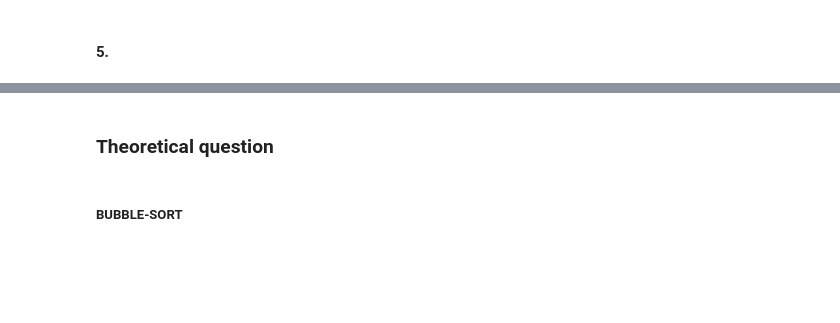
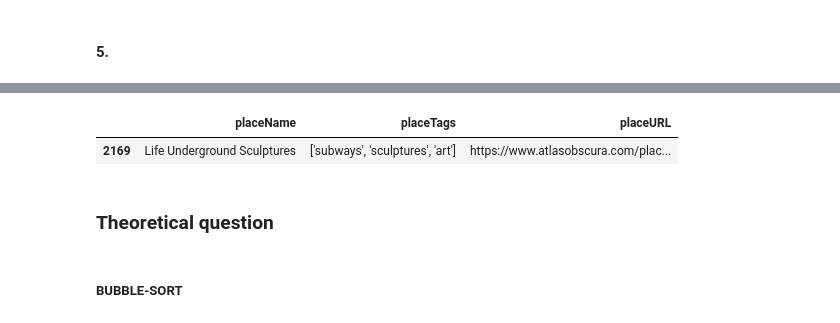
Before and after one commit to MattiaCastaldo/Homework-3, a Jupyter notebook: Mattia.ipynb, the cells around one changed output, grey strips where cells are left out. Saved outputs shown, nothing was run; the diff lists cells and outputs as text; code cells hidden in the pictures; blank space fills up the shorter version.

```diff
--- a/Mattia.ipynb
+++ b/Mattia.ipynb
@@ -766,0 +888,7 @@ fig.show()
+# %%
+with open('address.txt') as d:
+    lista = d.read()
+address= json.loads(lista)
+# %%
+dataset['address']=address
+dataset['address']=dataset.address.apply(lambda x:str(x).replace(',','').split(' '))
@@ -819,10 +983,15 @@ df.iloc[ind,[0,1,-1]]
 # %%
+## 4
+def pop():
+    up=(input())
+    low=(input())
 
-up=(input())
-low=(input())
-
-if up=='N':
-    up=10000000
-elif low=='N':
-        low=0
-up_low=df.loc[(df['numPeopleVisited']<int(up)) & (df['numPeopleVisited']>int(low))]
+    if up=='N':
+        up=10000000
+    elif low=='N':
+            low=0
+    up_low=dataset.loc[(dataset['numPeopleVisited']<int(up)) & (dataset['numPeopleVisited']>int(low))]
+    l=[]
+    for i in up_low.index:
+        l.append(i)
+    return l
@@ -851,0 +1004,6 @@ up_low
+# %%
+q=query()
+e=editors()
+t=tags()
+p=pop()
+#x = set.intersection(*map(set,res))
@@ -852,3 +1022,12 @@ up_low
+# %%
+res=q+e+t+p
+x=set(q).intersection(e).intersection(t).intersection(p)
+#x = set.intersection(*map(set,res))
+df=pd.read_csv('dataset.tsv',sep='\t')
+df.iloc[list(x),[0,1,-1]]
+# %% [output]
+|  | placeName | placeTags | placeURL |
+| 2169 | Life Underground Sculptures | ['subways', 'sculptures', 'art'] | https://www.atlasobscura.com/plac... |
 # %% [markdown]
 ###  Theoretical question
 # %% [markdown]
```
Also changed, not shown: parts of 25 cells of this notebook.
